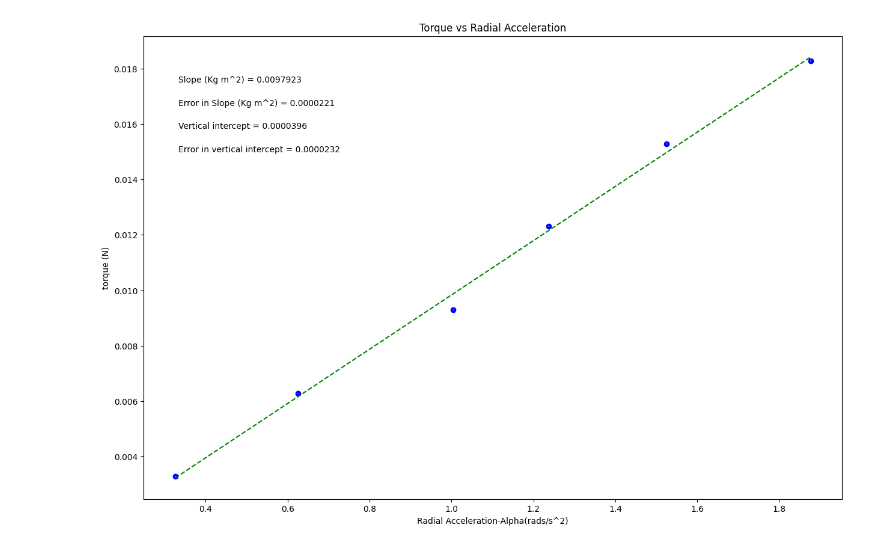
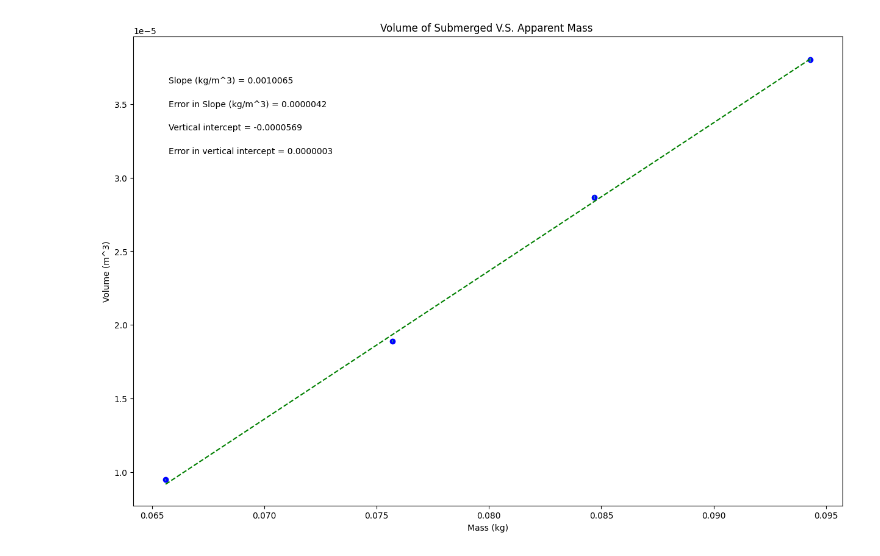
Before and after one commit to chris-jenemann/PHSX-Lab, a Jupyter notebook: Lab_7.ipynb, the cells around one changed output. Drawn from its saved outputs; the diff is of its cells as text; code cells hidden in the pictures.

```diff
--- a/Lab_7.ipynb
+++ b/Lab_7.ipynb
@@ -19,28 +19,29 @@ import matplotlib.pyplot as plt
 #variable names should start with a letter and must contain only letters, numbers, and underscores
 
 
-alpha = np.array([0.325732899,0.625407166,1.003257329,1.237785016,1.524429967,1.876221498])
+mass = np.array([0.0943,0.0847,0.0757,0.0656])
+mass=np.flip(mass)
 
-torque = np.array([0.003296098,0.00628823, 0.009291451,0.012308903,0.015292835,0.018272211])
+volume = np.array([9.47543E-06,1.89002E-05,2.86543E-05,3.80031E-05])
 
-err_torque= np.array([2.19514E-05,2.36121E-05, 2.61055E-05,2.9236E-05,3.27577E-05,3.66073E-05])
+err_volume = np.array([4.50947E-08,7.86051E-08,1.15622E-07,1.51748E-07])
 
 
 
 #Re-assign variables as x, y, dy so that the remaining plotting code may remain generic
 #UPDATE VARIABLE NAMES (ON RHS OF EACH EQUAL SIGN) TO MATCH VARIABLE NAMES FOR DATA ABOVE
 
-x = alpha             #this should be the array you want to plot on the x axis
-y = torque             #this should be the array you want to plot on the y axis
-dy = err_torque        #this should be your error in y array
+x = mass            #this should be the array you want to plot on the x axis
+y = volume           #this should be the array you want to plot on the y axis
+dy =err_volume       #this should be your error in y array
 
 
 #UPDATE EACH OF THESE 4 STRINGS FOR YOUR PLOT LABELS AS YOU WANT THEM TO APPEAR
 
-plot_title= 'Torque vs Radial Acceleration'
-x_label= 'Radial Acceleration-Alpha(rads/s^2)'
-y_label= 'torque (N)'
-slope_units= 'Kg m^2'
+plot_title= 'Volume of Submerged V.S. Apparent Mass '
+x_label= 'Mass (kg)'
+y_label= 'Volume (m^3)'
+slope_units= 'kg/m^3'
 
 #UPDATE ANNOTATION PLACEMENT SO IT'S OUT OF WAY OF PLOTTED DATA AND BEST FIT LINE
 #integer from 1 to 4, top R corner is 1 (counter-clockwise from there)
@@ -92,31 +93,31 @@ elif annotation_placement==3 or annotation_placement==4:
 #Don't need to change anything in this section!
 
 #Plot data on graph. Plot error bars and place values for slope,
 #error in slope, and vertical intercept (plus error) on the plot using "annotate"
 
 plt.figure(figsize=(15,10))
 
 plt.plot(x, fit, color='green', linestyle='--')
 plt.scatter(x, y, color='blue', marker='o')
 
 plt.xlabel(x_label)
 plt.ylabel(y_label)
 plt.title(plot_title)
 
 plt.errorbar(x, y, yerr=dy, xerr=None, fmt="none") #don't need to plot x error bars
 
 plt.annotate('Slope ({}) = {value:.{digits}f}'.format(slope_units,value=m, digits=7),
              (xpos, ypos[0]), xycoords='axes fraction')
 
 plt.annotate('Error in Slope ({}) = {value:.{digits}f}'.format(slope_units,value=dm, digits=7),
              (xpos, ypos[1]), xycoords='axes fraction')
 
 plt.annotate('Vertical intercept = {value:.{digits}f}'.format(value=b, digits=7),
              (xpos, ypos[2]), xycoords='axes fraction')
 
 plt.annotate('Error in vertical intercept = {value:.{digits}f}'.format(value=db, digits=7),
              (xpos, ypos[3]), xycoords='axes fraction')
 
 plt.show()
 # %% [output]
-[figure, old version]
+[figure, new version]
```
